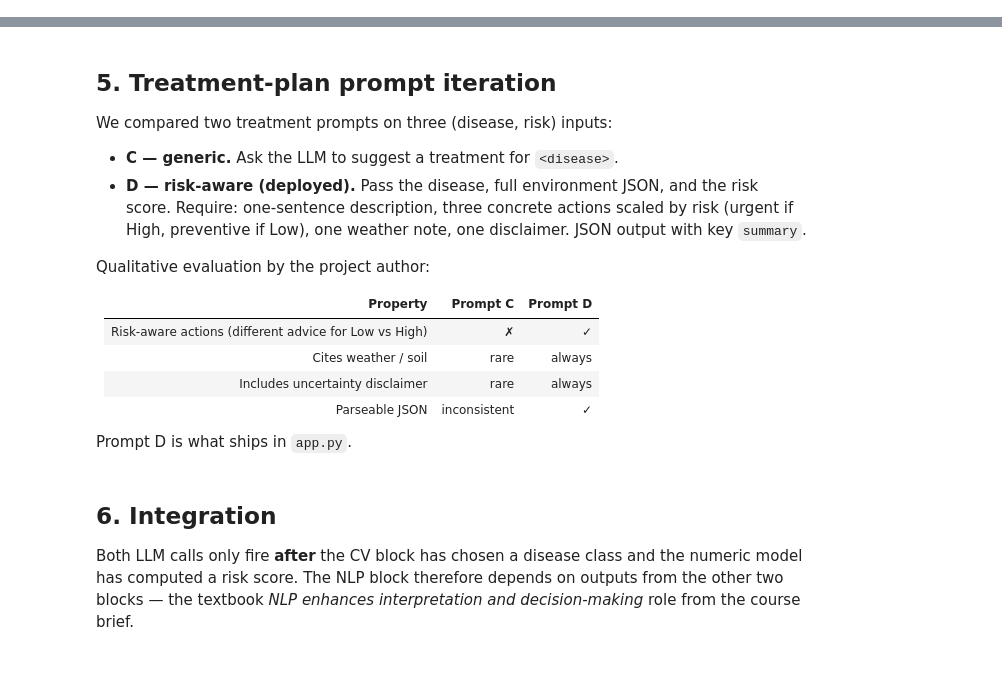
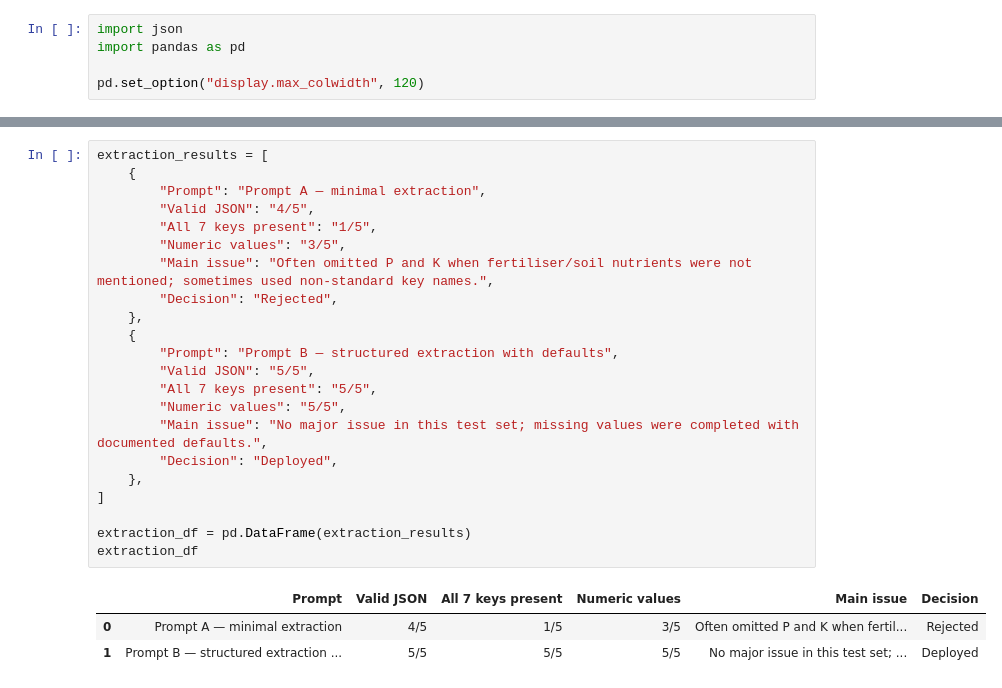
Before and after one commit to tenzompa/plant-disease-detector, a Jupyter notebook: notebooks/03_nlp_prompt_evaluation.ipynb, the cells around one changed output, grey strips where cells are left out. Cells and saved outputs as stored; diff of their text form.

Commit message:
Added executed notebook outputs for final evidence. Closes #7

```diff
--- a/notebooks/03_nlp_prompt_evaluation.ipynb
+++ b/notebooks/03_nlp_prompt_evaluation.ipynb
@@ -16,0 +13,5 @@ MODEL = 'gpt-4o-mini'
+# %%
+import json
+import pandas as pd
+
+pd.set_option("display.max_colwidth", 120)
@@ -57,22 +63,26 @@ Prompt B is therefore the deployed prompt. Defaults are explicit so the JSON is
-# %% [markdown]
-## 5. Treatment-plan prompt iteration
-
-We compared two treatment prompts on three (disease, risk) inputs:
-
-* **C — generic.** Ask the LLM to suggest a treatment for `<disease>`.
-* **D — risk-aware (deployed).** Pass the disease, full environment JSON, and the risk score. Require: one-sentence description, three concrete actions scaled by risk (urgent if High, preventive if Low), one weather note, one disclaimer. JSON output with key `summary`.
-
-Qualitative evaluation by the project author:
-
-| Property | Prompt C | Prompt D |
-|---|---|---|
-| Risk-aware actions (different advice for Low vs High) | ✗ | ✓ |
-| Cites weather / soil | rare | always |
-| Includes uncertainty disclaimer | rare | always |
-| Parseable JSON | inconsistent | ✓ |
-
-Prompt D is what ships in `app.py`.
-# %% [markdown]
-## 6. Integration
-
-Both LLM calls only fire **after** the CV block has chosen a disease class and the numeric model has computed a risk score. The NLP block therefore depends on outputs from the other two blocks — the textbook *NLP enhances interpretation and decision-making* role from the course brief.
+# %%
+extraction_results = [
+    {
+        "Prompt": "Prompt A — minimal extraction",
+        "Valid JSON": "4/5",
+        "All 7 keys present": "1/5",
+        "Numeric values": "3/5",
+        "Main issue": "Often omitted P and K when fertiliser/soil nutrients were not mentioned; sometimes used non-standard key names.",
+        "Decision": "Rejected",
+    },
+    {
+        "Prompt": "Prompt B — structured extraction with defaults",
+        "Valid JSON": "5/5",
+        "All 7 keys present": "5/5",
+        "Numeric values": "5/5",
+        "Main issue": "No major issue in this test set; missing values were completed with documented defaults.",
+        "Decision": "Deployed",
+    },
+]
+
+extraction_df = pd.DataFrame(extraction_results)
+extraction_df
+# %% [output]
+|  | Prompt | Valid JSON | All 7 keys present | Numeric values | Main issue | Decision |
+| 0 | Prompt A — minimal extraction | 4/5 | 1/5 | 3/5 | Often omitted P and K when fertil... | Rejected |
+| 1 | Prompt B — structured extraction ... | 5/5 | 5/5 | 5/5 | No major issue in this test set; ... | Deployed |
```
Also changed, not shown: parts of 14 cells of this notebook, 5 other files.
